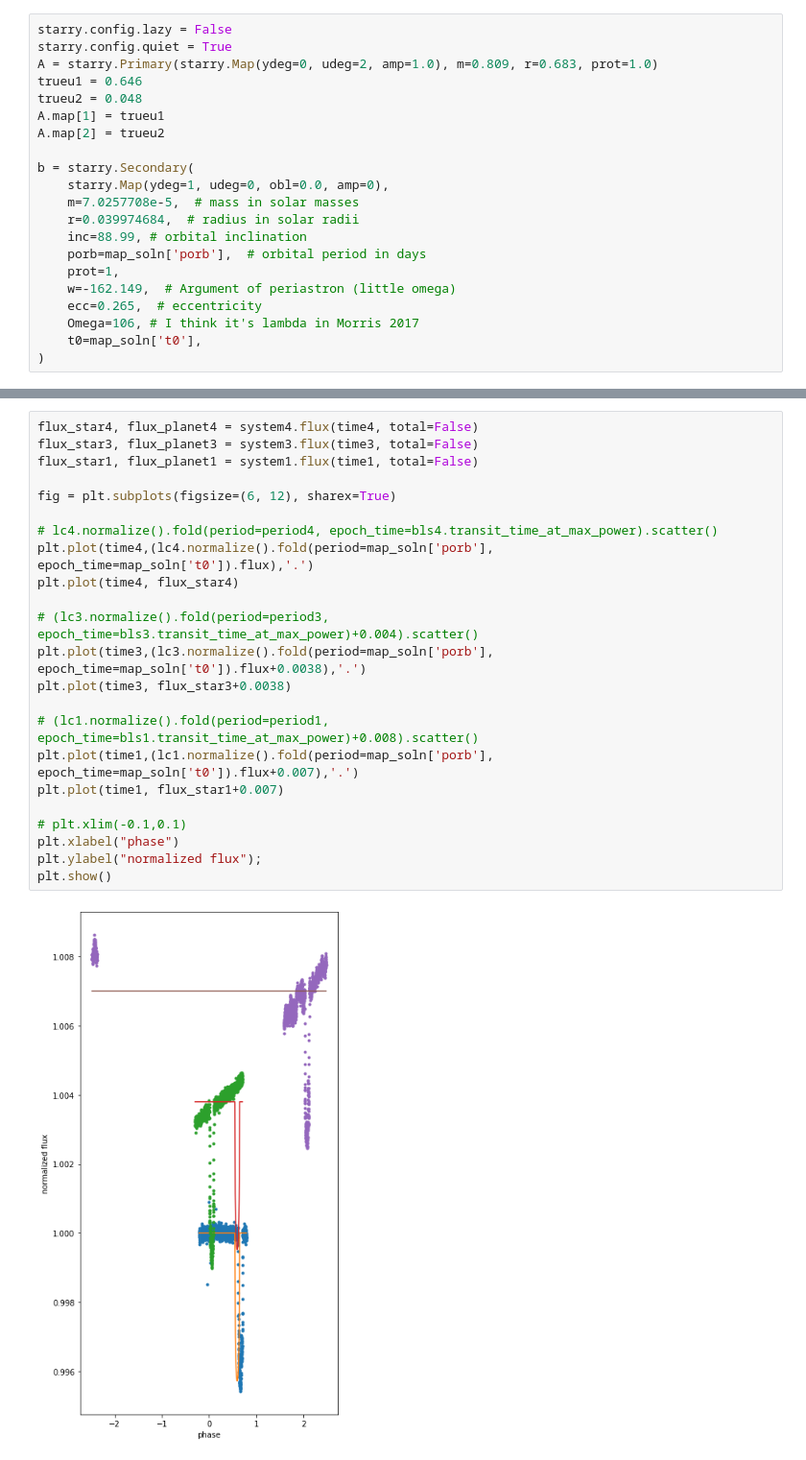
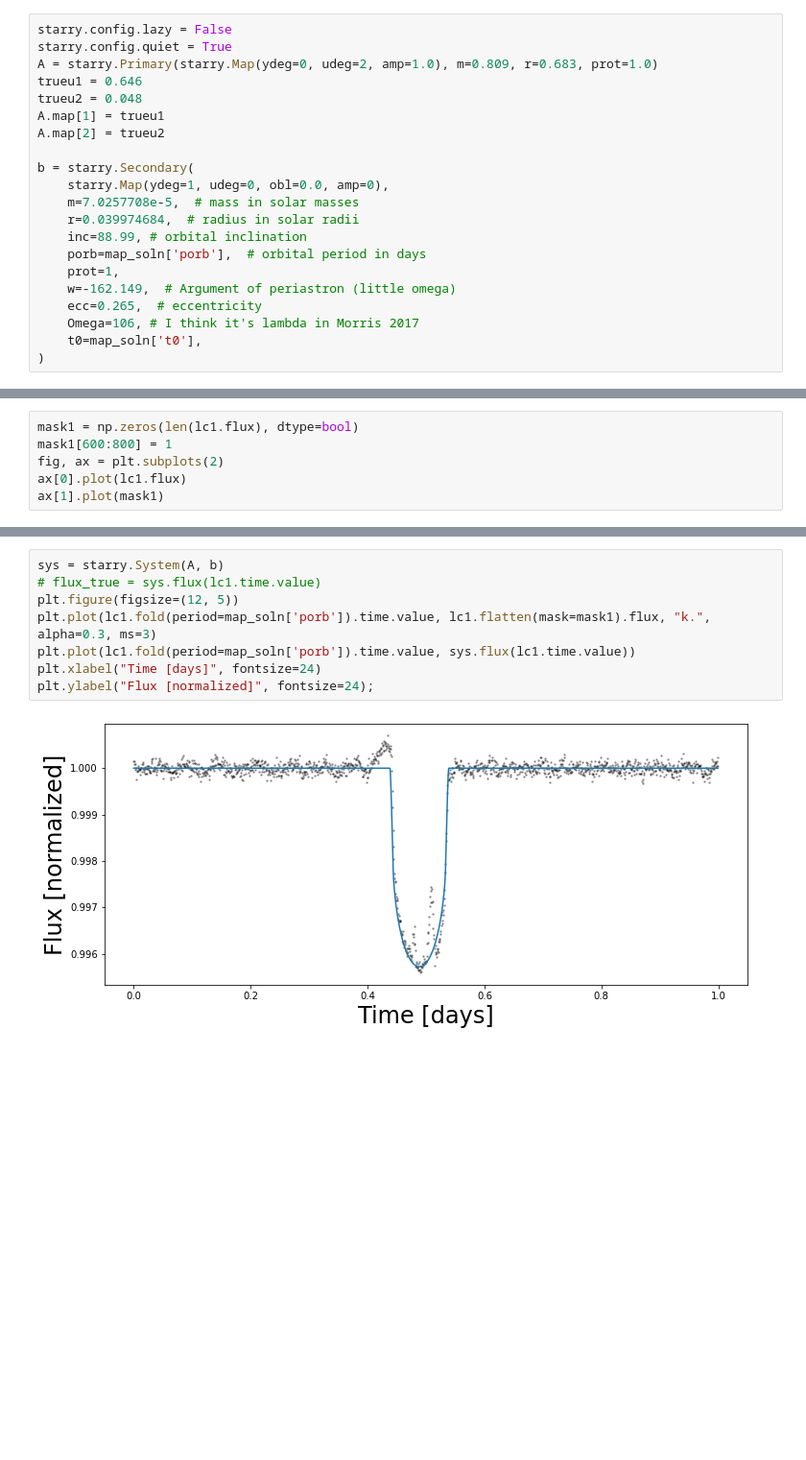
Before and after one commit to ssagynbayeva/starry-project, a Jupyter notebook: figure1_Morris.ipynb, the cells around one changed output, grey strips where cells are left out. Shown: that part at 96% size. Drawn from its saved outputs; the diff is of its cells as text; blank space fills up the shorter version.

```diff
--- a/figure1_Morris.ipynb
+++ b/figure1_Morris.ipynb
@@ -309,2 +306,8 @@ array(124.85)
+# %%
+mask1 = np.zeros(len(lc1.flux), dtype=bool)
+mask1[600:800] = 1
+fig, ax = plt.subplots(2)
+ax[0].plot(lc1.flux)
+ax[1].plot(mask1)
 # %%
 sys = starry.System(A, b)
@@ -354,25 +322,10 @@ bls1 = lc1.to_periodogram(method='bls', period=period, frequency_factor=500);
-# %%
-flux_star4, flux_planet4 = system4.flux(time4, total=False)
-flux_star3, flux_planet3 = system3.flux(time3, total=False)
-flux_star1, flux_planet1 = system1.flux(time1, total=False)
-
-fig = plt.subplots(figsize=(6, 12), sharex=True)
-
-# lc4.normalize().fold(period=period4, epoch_time=bls4.transit_time_at_max_power).scatter()
-plt.plot(time4,(lc4.normalize().fold(period=map_soln['porb'], epoch_time=map_soln['t0']).flux),'.')
-plt.plot(time4, flux_star4)
-
-# (lc3.normalize().fold(period=period3, epoch_time=bls3.transit_time_at_max_power)+0.004).scatter()
-plt.plot(time3,(lc3.normalize().fold(period=map_soln['porb'], epoch_time=map_soln['t0']).flux+0.0038),'.')
-plt.plot(time3, flux_star3+0.0038)
-
-# (lc1.normalize().fold(period=period1, epoch_time=bls1.transit_time_at_max_power)+0.008).scatter()
-plt.plot(time1,(lc1.normalize().fold(period=map_soln['porb'], epoch_time=map_soln['t0']).flux+0.007),'.')
-plt.plot(time1, flux_star1+0.007)
-
-# plt.xlim(-0.1,0.1)
-plt.xlabel("phase")
-plt.ylabel("normalized flux");
-plt.show()
-# %% [output]
-[figure, removed]
+# %%
+sys = starry.System(A, b)
+# flux_true = sys.flux(lc1.time.value)
+plt.figure(figsize=(12, 5))
+plt.plot(lc1.fold(period=map_soln['porb']).time.value, lc1.flatten(mask=mask1).flux, "k.", alpha=0.3, ms=3)
+plt.plot(lc1.fold(period=map_soln['porb']).time.value, sys.flux(lc1.time.value))
+plt.xlabel("Time [days]", fontsize=24)
+plt.ylabel("Flux [normalized]", fontsize=24);
+# %% [output]
+[figure, added]
```
Also changed, not shown: parts of 22 cells of this notebook.
